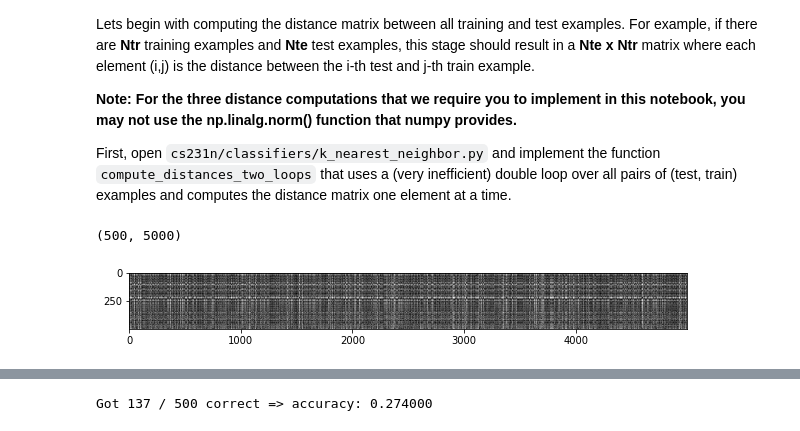
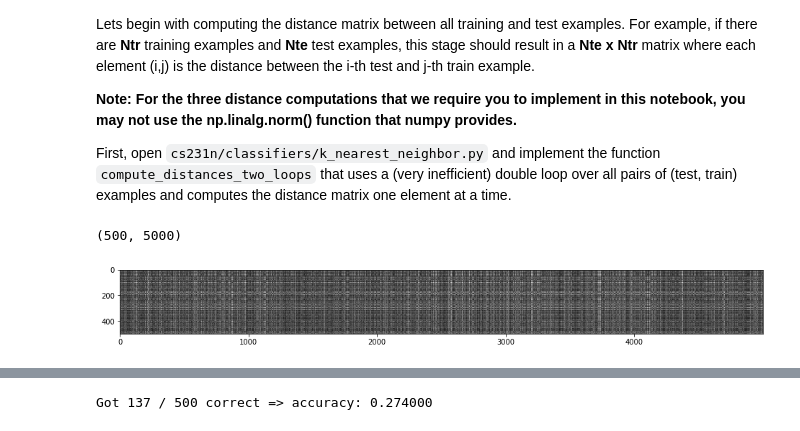
Before and after one commit to camilomarino/Obligatorios_DLVIS_2020, a Jupyter notebook: ob1/knn.ipynb, the cells around one changed output, grey strips where cells are left out. Cells and saved outputs as stored; diff of their text form; code cells hidden in the pictures.

```diff
--- a/ob1/knn.ipynb
+++ b/ob1/knn.ipynb
@@ -121,7 +124,9 @@ print(dists.shape)
 # %%
 # We can visualize the distance matrix: each row is a single test example and
 # its distances to training examples
+%matplotlib inline
+plt.figure(figsize=(16,8))
 plt.imshow(dists, interpolation='none')
 plt.show()
 # %% [output]
-[figure, old version]
+[figure, new version]
```
Also changed, not shown: parts of 6 cells of this notebook.
